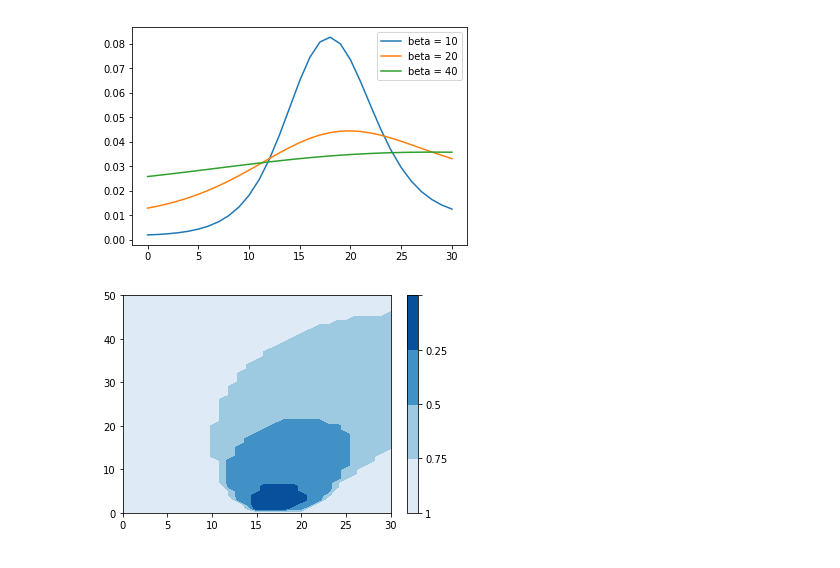
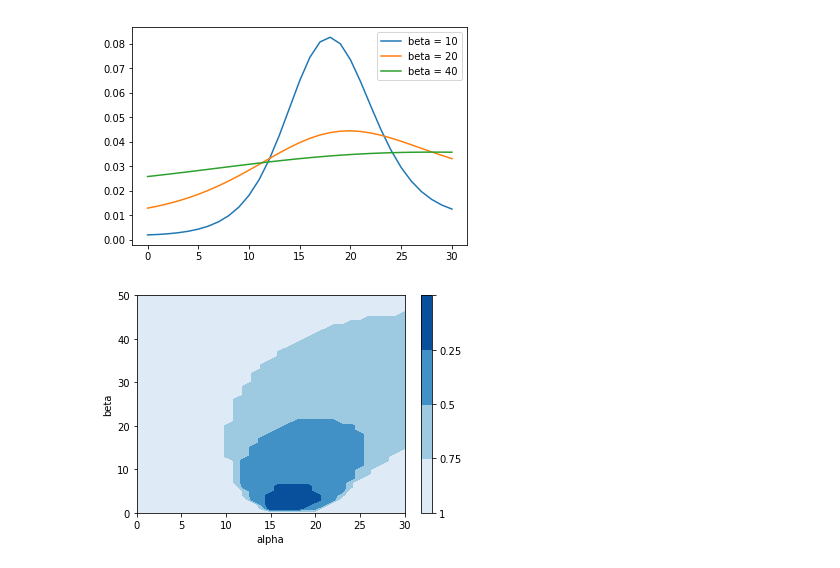
Before and after one commit to nex3z/think-bayes-playground, a Jupyter notebook: c9.ipynb, the cells around one changed output. Cells and saved outputs as stored; diff of their text form; code cells hidden in the pictures.

```diff
--- a/c9.ipynb
+++ b/c9.ipynb
@@ -46,19 +46,21 @@ interval_75 = paint_ball.max_like_interval(percentage=75)
 # %%
 x = np.arange(0, 31, 1)
 y = np.arange(0, 51, 1)
 X, Y = np.meshgrid(x, y)
 
 Z = np.zeros(X.shape)
 for x, y in interval_25:
     Z[y, x] += 1
 for x, y in interval_50:
     Z[y, x] += 1
 for x, y in interval_75:
     Z[y, x] += 1
 
 fig = plt.contourf(X, Y, Z, 3, cmap=plt.cm.Blues, antialiased=False)
 cbar = plt.colorbar(fig)
 cbar.ax.set_yticklabels(['1', '0.75', '0.5', '0.25'])
+plt.xlabel('alpha')
+plt.ylabel('beta')
 plt.show()
 # %% [output]
-[figure, old version]
+[figure, new version]
```
